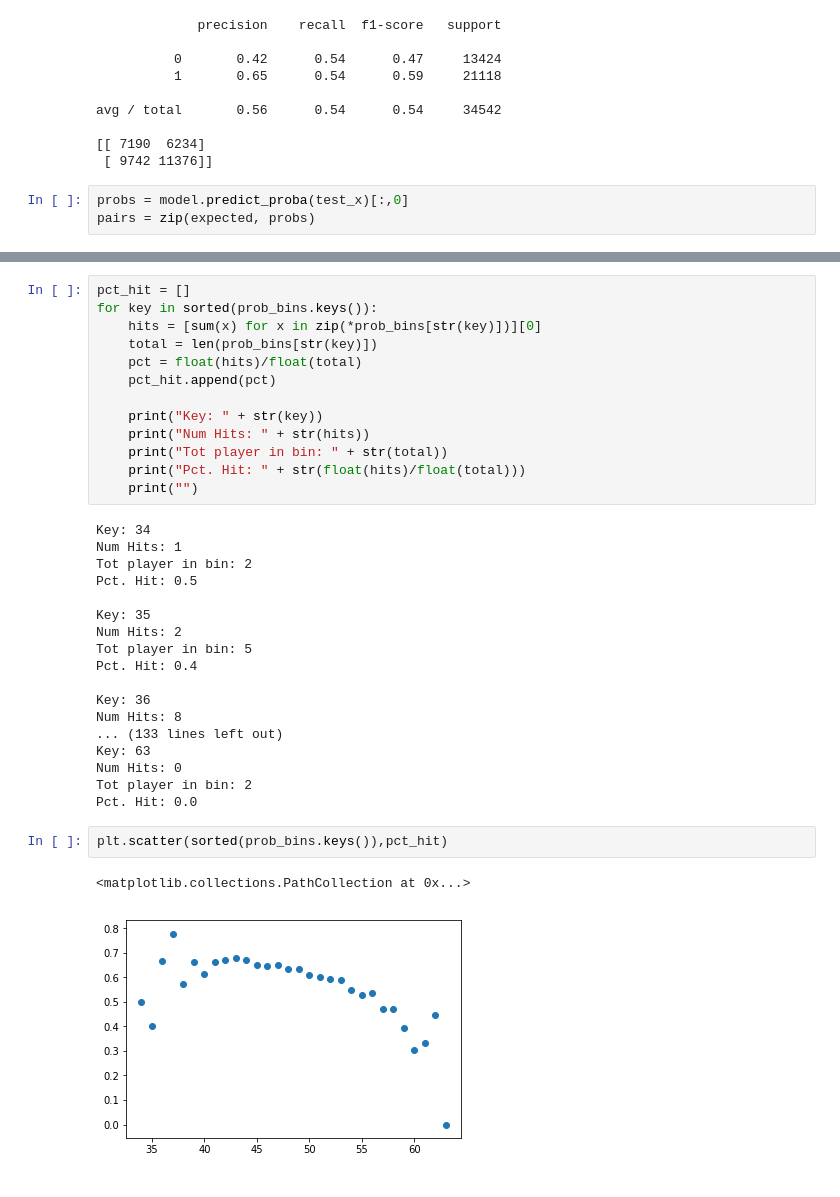
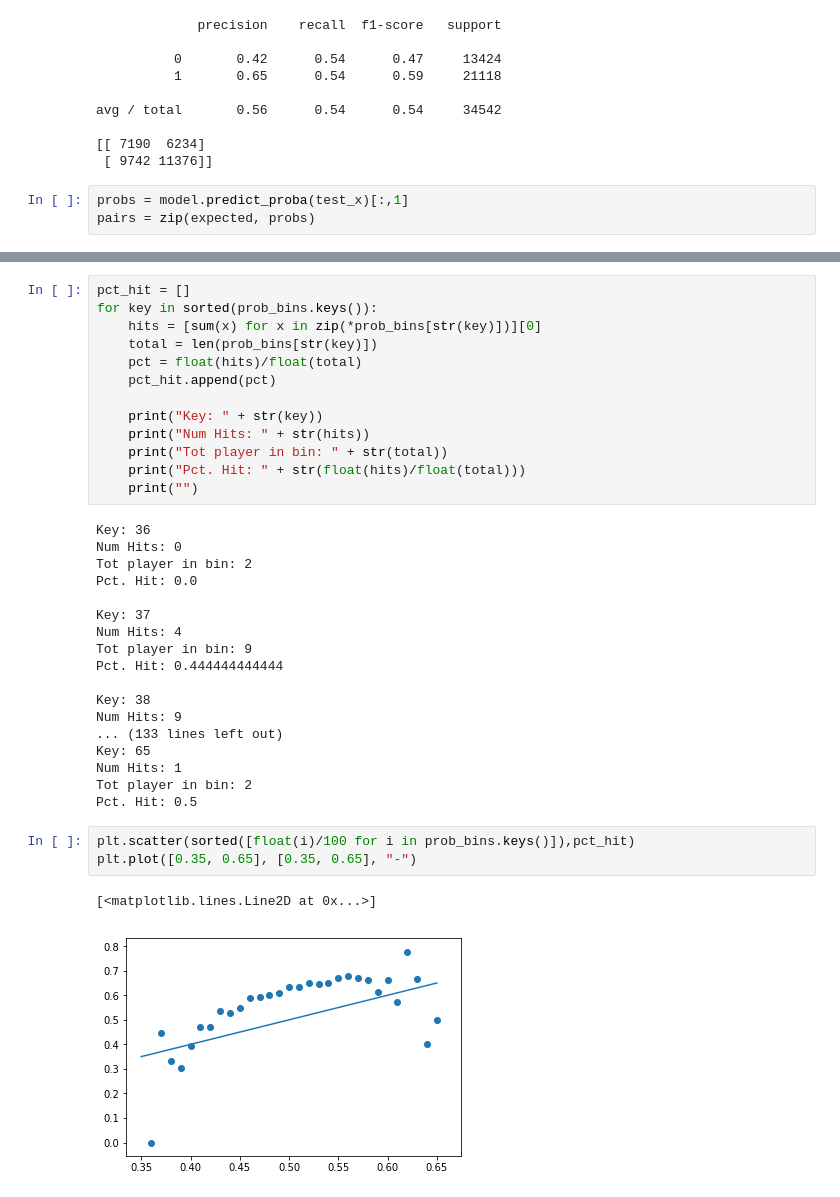
Before and after one commit to alexgreene/game-scout, a Jupyter notebook: LogisticalRegression.ipynb, the cells around one changed output, grey strips where cells are left out. Saved outputs shown, nothing was run; the diff lists cells and outputs as text.

```diff
--- a/LogisticalRegression.ipynb
+++ b/LogisticalRegression.ipynb
@@ -80,7 +85,7 @@ avg / total       0.56      0.54      0.54     34542
 [[ 7190  6234]
  [ 9742 11376]]
 # %%
-probs = model.predict_proba(test_x)[:,0]
+probs = model.predict_proba(test_x)[:,1]
 pairs = zip(expected, probs)
 # %%
 prob_bins = {}
@@ -129,25 +116,26 @@ for key in sorted(prob_bins.keys()):
     print("Pct. Hit: " + str(float(hits)/float(total)))
     print("")
 # %% [output]
-Key: 34
+Key: 36
+Num Hits: 0
+Tot player in bin: 2
+Pct. Hit: 0.0
+
+Key: 37
+Num Hits: 4
+Tot player in bin: 9
+Pct. Hit: 0.444444444444
+
+Key: 38
+Num Hits: 9
+... (133 lines left out)
+Key: 65
 Num Hits: 1
 Tot player in bin: 2
 Pct. Hit: 0.5
-
-Key: 35
-Num Hits: 2
-Tot player in bin: 5
-Pct. Hit: 0.4
-
-Key: 36
-Num Hits: 8
-... (133 lines left out)
-Key: 63
-Num Hits: 0
-Tot player in bin: 2
-Pct. Hit: 0.0
-# %%
-plt.scatter(sorted(prob_bins.keys()),pct_hit)
-# %% [output]
-<matplotlib.collections.PathCollection at 0x...>
-[figure, removed]
+# %%
+plt.scatter(sorted([float(i)/100 for i in prob_bins.keys()]),pct_hit)
+plt.plot([0.35, 0.65], [0.35, 0.65], "-")
+# %% [output]
+[<matplotlib.lines.Line2D at 0x...>]
+[figure, added]
```
Also changed, not shown: parts of 2 cells of this notebook.
